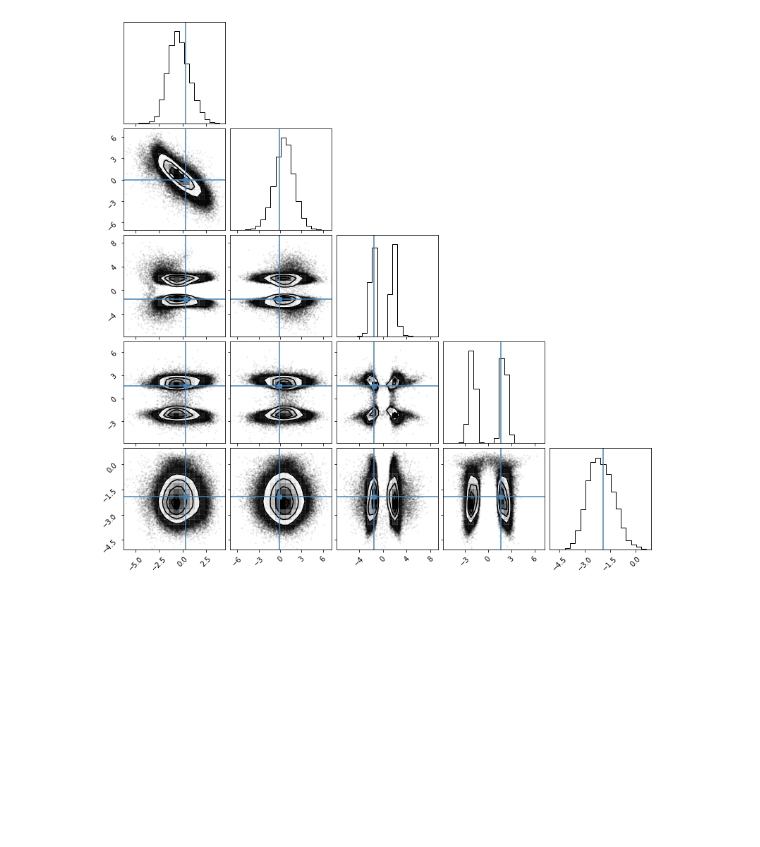
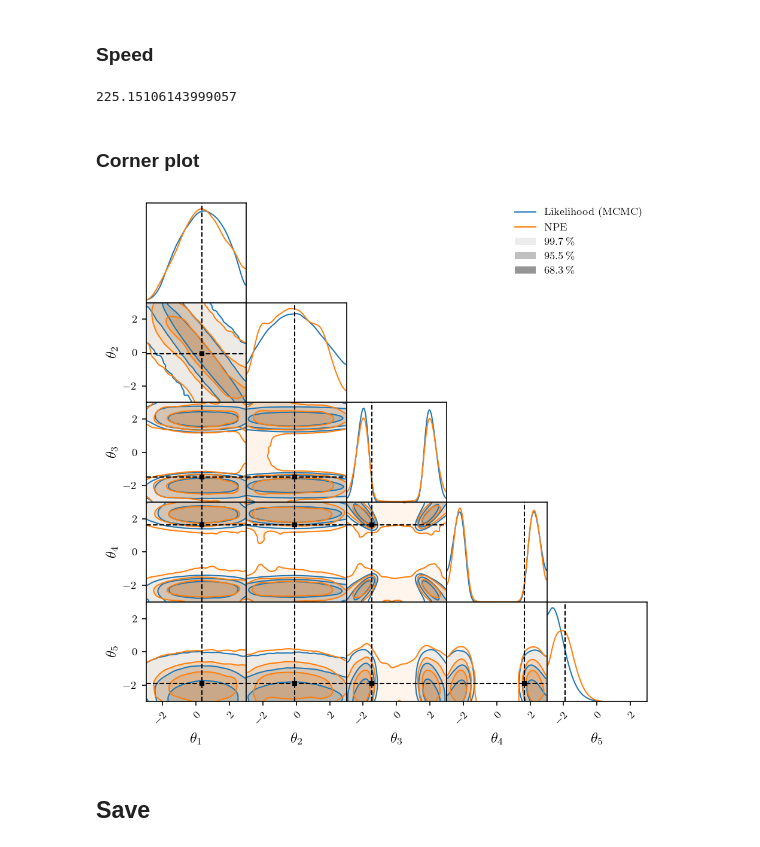
Before and after one commit to probabilists/lampe, a Jupyter notebook: notebooks/slcp-npe.ipynb, the cells around one changed output. Saved outputs shown, nothing was run; the diff lists cells and outputs as text; code cells hidden in the pictures; blank space fills up the shorter version.

```diff
--- a/notebooks/slcp-npe.ipynb
+++ b/notebooks/slcp-npe.ipynb
@@ -15,8 +23,9 @@ sim = SLCP()
 train_loader = IterableSimulator(sim, length=256)
 valid_loader = IterableSimulator(sim, length=32)
 # %%
-model = NPE(5, 8, embedding=nn.Flatten(-2), num_transforms=7)
+model = NPE(5, 8, embedding=nn.Flatten(-2), architecture='affine', num_transforms=7, num_blocks=3, hidden_features=128)
 model.train()
+model.cuda()
 # %% [output]
 NPE(
   (flow): MAF(
@@ -45,0 +57,2 @@ for epoch in trainer(64):
+# %%
+_ = model.eval()
@@ -46,14 +66,62 @@ for epoch in trainer(64):
+# %% [markdown]
+### Speed
+# %%
+theta, x = next(iter(train_loader))
+batches = 2 ** 10
+
+start = torch.cuda.Event(enable_timing=True)
+end = torch.cuda.Event(enable_timing=True)
+
+start.record()
+
+with torch.no_grad():
+    for _ in range(batches):
+        y = model.embedding(x)
+        _ = model(theta, y)
+
+end.record()
+
+torch.cuda.synchronize()
+
+seconds = start.elapsed_time(end) * 1e-3
+
+speed = batches / seconds
+speed
+# %% [output]
+225.15106143999057
+# %% [markdown]
+### Corner plot
 # %%
-model.eval()
-theta = torch.tensor([0.3517, -0.0883, -1.4778, 1.6406, -1.9085])
+theta = torch.tensor([0.3517, -0.0883, -1.4778, 1.6406, -1.9085]).cuda()
 x = sim(theta)
 y = model.embedding(x)
 # %%
-with torch.no_grad():
-    thetas = [model.sample(y, (2 ** 12,)) for _ in range(2 ** 6)]
+sigma = 0.05 * (sim.upper - sim.lower)
 
-thetas = torch.cat(thetas)
+sampler = LRESampler(sim.log_prob, sim.prior, x, batch_size=2 ** 12, sigma=sigma)
+thetas = torch.cat([t.cpu() for t in sampler(2 ** 13, burn=2 ** 12, skip=2 ** 4)])
+
+npe_thetas = torch.cat([model.sample(y, (2 ** 12,)).cpu() for _ in range(2 ** 8)])
 # %%
-fig = corner(thetas.numpy(), truths=theta)
+bounds = (sim.lower.cpu().numpy(), sim.upper.cpu().numpy())
+
+fig = corner(
+    thetas.numpy(),
+    smooth=2.,
+    bounds=bounds,
+    labels=sim.labels,
+    legend='Likelihood (MCMC)',
+    markers=[theta.cpu().numpy()],
+)
+
+fig = corner(
+    npe_thetas.numpy(),
+    smooth=2.,
+    bounds=bounds,
+    legend='NPE',
+    figure=fig,
+)
 # %% [output]
-[figure, old version]
+[figure, new version]
+# %% [markdown]
+## Save
```
Also changed, not shown: parts of 11 cells of this notebook, 8 other files.
